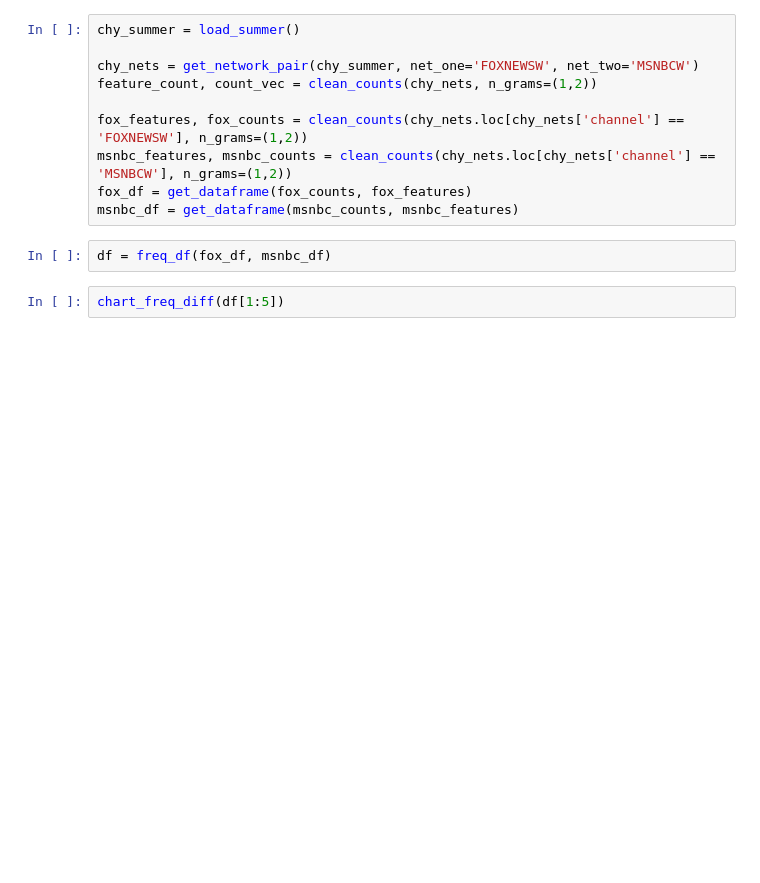
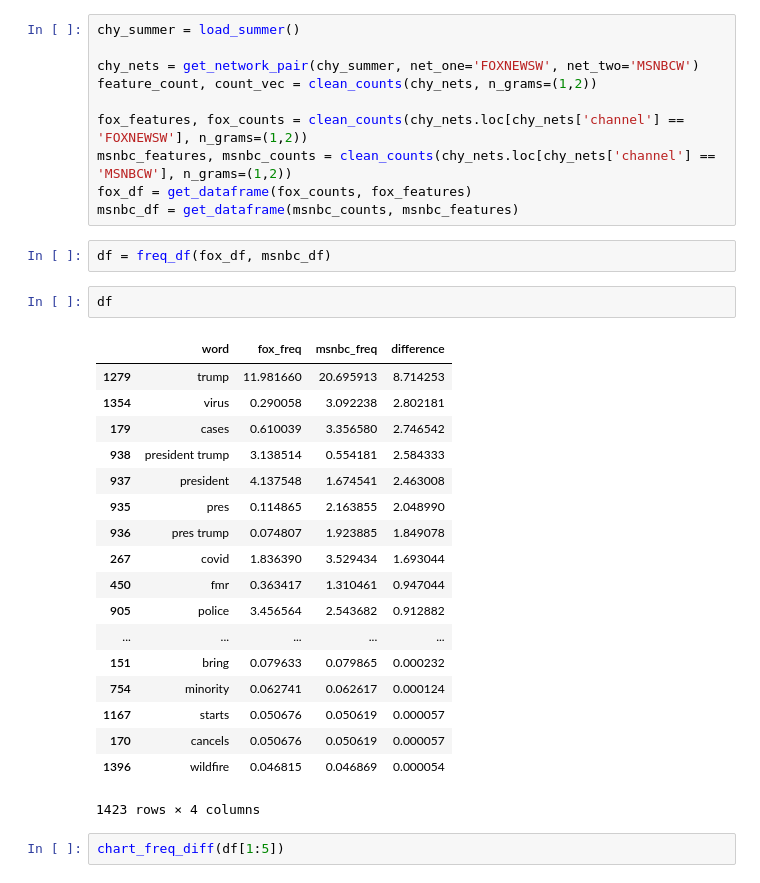
Before and after one commit to leckieje/chyrons_nlp, a Jupyter notebook: chyrons_book.ipynb, the cells around one changed output. Cells and saved outputs as stored; diff of their text form; blank space fills up the shorter version.

```diff
--- a/chyrons_book.ipynb
+++ b/chyrons_book.ipynb
@@ -425,6 +425,27 @@ fox_df = get_dataframe(fox_counts, fox_features)
 msnbc_df = get_dataframe(msnbc_counts, msnbc_features)
 # %%
 df = freq_df(fox_df, msnbc_df)
+# %%
+df
+# %% [output]
+|  | word | fox_freq | msnbc_freq | difference |
+| 1279 | trump | 11.981660 | 20.695913 | 8.714253 |
+| 1354 | virus | 0.290058 | 3.092238 | 2.802181 |
+| 179 | cases | 0.610039 | 3.356580 | 2.746542 |
+| 938 | president trump | 3.138514 | 0.554181 | 2.584333 |
+| 937 | president | 4.137548 | 1.674541 | 2.463008 |
+| 935 | pres | 0.114865 | 2.163855 | 2.048990 |
+| 936 | pres trump | 0.074807 | 1.923885 | 1.849078 |
+| 267 | covid | 1.836390 | 3.529434 | 1.693044 |
+| 450 | fmr | 0.363417 | 1.310461 | 0.947044 |
+| 905 | police | 3.456564 | 2.543682 | 0.912882 |
+| ... | ... | ... | ... | ... |
+| 151 | bring | 0.079633 | 0.079865 | 0.000232 |
+| 754 | minority | 0.062741 | 0.062617 | 0.000124 |
+| 1167 | starts | 0.050676 | 0.050619 | 0.000057 |
+| 170 | cancels | 0.050676 | 0.050619 | 0.000057 |
+| 1396 | wildfire | 0.046815 | 0.046869 | 0.000054 |
+1423 rows × 4 columns
 # %%
 chart_freq_diff(df[1:5])
 # %% [output]
```
Also changed, not shown: parts of 7 cells of this notebook.
